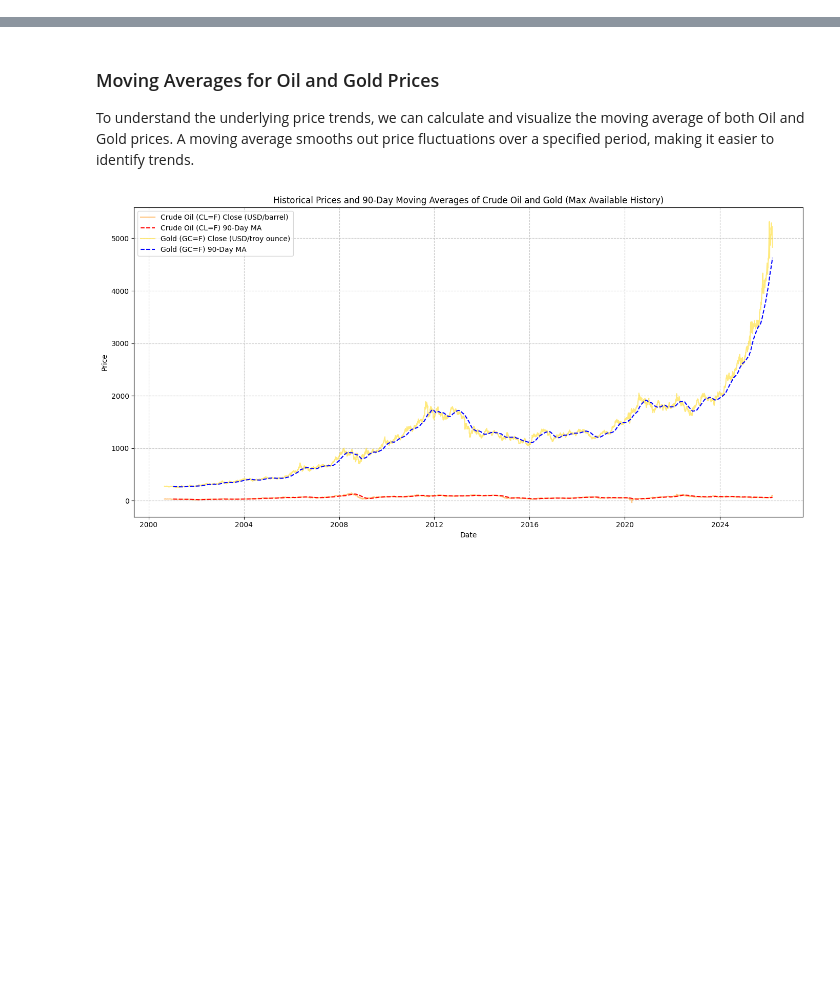
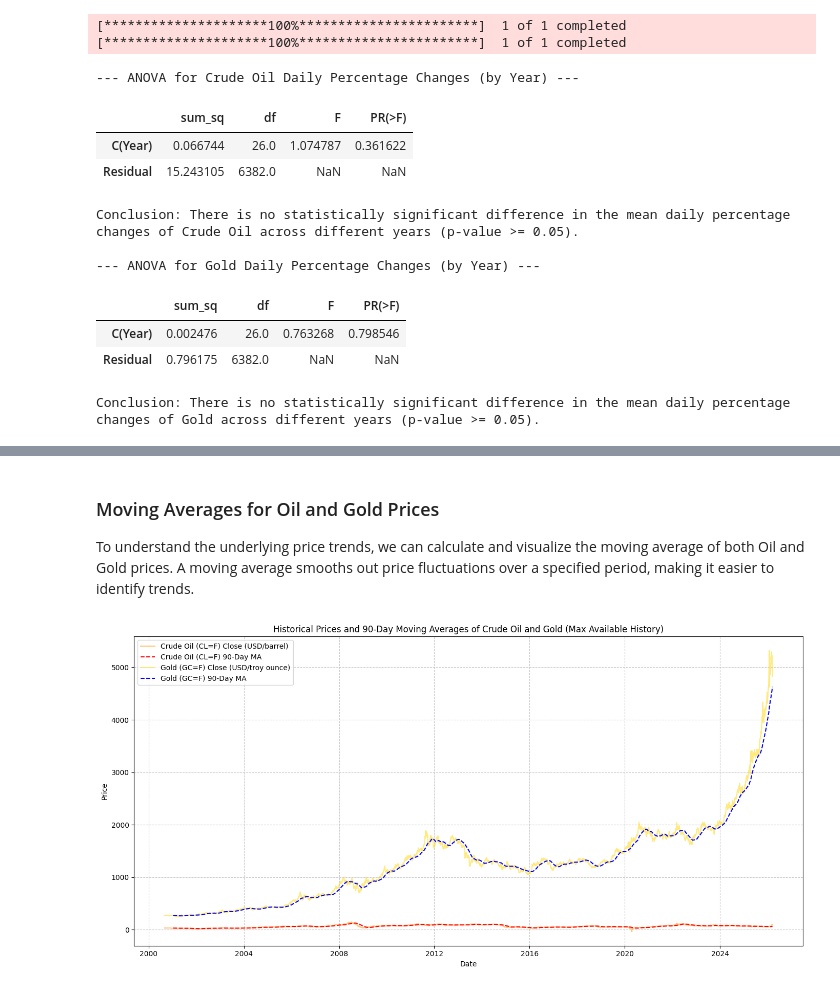
Before and after one commit to GUIVICFISHER/RiskNeutralKernel2026, a Jupyter notebook: STOCK_ANALYZER_EXP_1_ALPACA_CONNECT.ipynb, the cells around one changed output, grey strips where cells are left out. Cells and saved outputs as stored; diff of their text form; code cells hidden in the pictures; blank space fills up the shorter version.

```diff
--- a/STOCK_ANALYZER_EXP_1_ALPACA_CONNECT.ipynb
+++ b/STOCK_ANALYZER_EXP_1_ALPACA_CONNECT.ipynb
@@ -2,0 +254,67 @@
+# %%
+import yfinance as yf
+import pandas as pd
+from scipy.stats import f_oneway
+import statsmodels.api as sm
+from statsmodels.formula.api import ols
+
+# Define ticker symbols for Oil and Gold futures
+oil_ticker = 'CL=F'
+gold_ticker = 'GC=F'
+period = 'max'
+
+# Fetch data for Oil
+oil_data = yf.download(oil_ticker, period=period)
+oil_data = oil_data[['Close']].rename(columns={'Close': f'{oil_ticker}_Close'})
+
+# Fetch data for Gold
+gold_data = yf.download(gold_ticker, period=period)
+gold_data = gold_data[['Close']].rename(columns={'Close': f'{gold_ticker}_Close'})
+
+# Merge the data into a single DataFrame
+combined_data = pd.concat([oil_data, gold_data], axis=1).dropna()
+
+# Flatten MultiIndex columns and rename for simpler access and compatibility with statsmodels formulas
+combined_data.columns = ['Oil_Close', 'Gold_Close']
+
+# Calculate the daily percentage change for correlation analysis
+price_changes = combined_data.pct_change().dropna()
+
+# Add a 'Year' column to the price_changes DataFrame
+price_changes['Year'] = price_changes.index.year
+
+print("--- ANOVA for Crude Oil Daily Percentage Changes (by Year) ---")
+# ANOVA for Oil
+oil_model = ols('Oil_Close ~ C(Year)', data=price_changes).fit()
+oil_anova_table = sm.stats.anova_lm(oil_model, typ=2)
+display(oil_anova_table)
+
+if oil_anova_table['PR(>F)'][0] < 0.05:
+    print(f"Conclusion: There is a statistically significant difference in the mean daily percentage changes of Crude Oil across different years (p-value < 0.05).")
+else:
+    print(f"Conclusion: There is no statistically significant difference in the mean daily percentage changes of Crude Oil across different years (p-value >= 0.05).")
+
+print("\n--- ANOVA for Gold Daily Percentage Changes (by Year) ---")
+# ANOVA for Gold
+gold_model = ols('Gold_Close ~ C(Year)', data=price_changes).fit()
+gold_anova_table = sm.stats.anova_lm(gold_model, typ=2)
+display(gold_anova_table)
+
+if gold_anova_table['PR(>F)'][0] < 0.05:
+    print(f"Conclusion: There is a statistically significant difference in the mean daily percentage changes of Gold across different years (p-value < 0.05).")
+else:
+    print(f"Conclusion: There is no statistically significant difference in the mean daily percentage changes of Gold across different years (p-value >= 0.05).")
+# %% [output]
+[*********************100%***********************]  1 of 1 completed
+[*********************100%***********************]  1 of 1 completed
+--- ANOVA for Crude Oil Daily Percentage Changes (by Year) ---
+|  | sum_sq | df | F | PR(>F) |
+| C(Year) | 0.066744 | 26.0 | 1.074787 | 0.361622 |
+| Residual | 15.243105 | 6382.0 | NaN | NaN |
+Conclusion: There is no statistically significant difference in the mean daily percentage changes of Crude Oil across different years (p-value >= 0.05).
+
+--- ANOVA for Gold Daily Percentage Changes (by Year) ---
+|  | sum_sq | df | F | PR(>F) |
+| C(Year) | 0.002476 | 26.0 | 0.763268 | 0.798546 |
+| Residual | 0.796175 | 6382.0 | NaN | NaN |
+Conclusion: There is no statistically significant difference in the mean daily percentage changes of Gold across different years (p-value >= 0.05).
```
Also changed, not shown: parts of 9 cells of this notebook.
